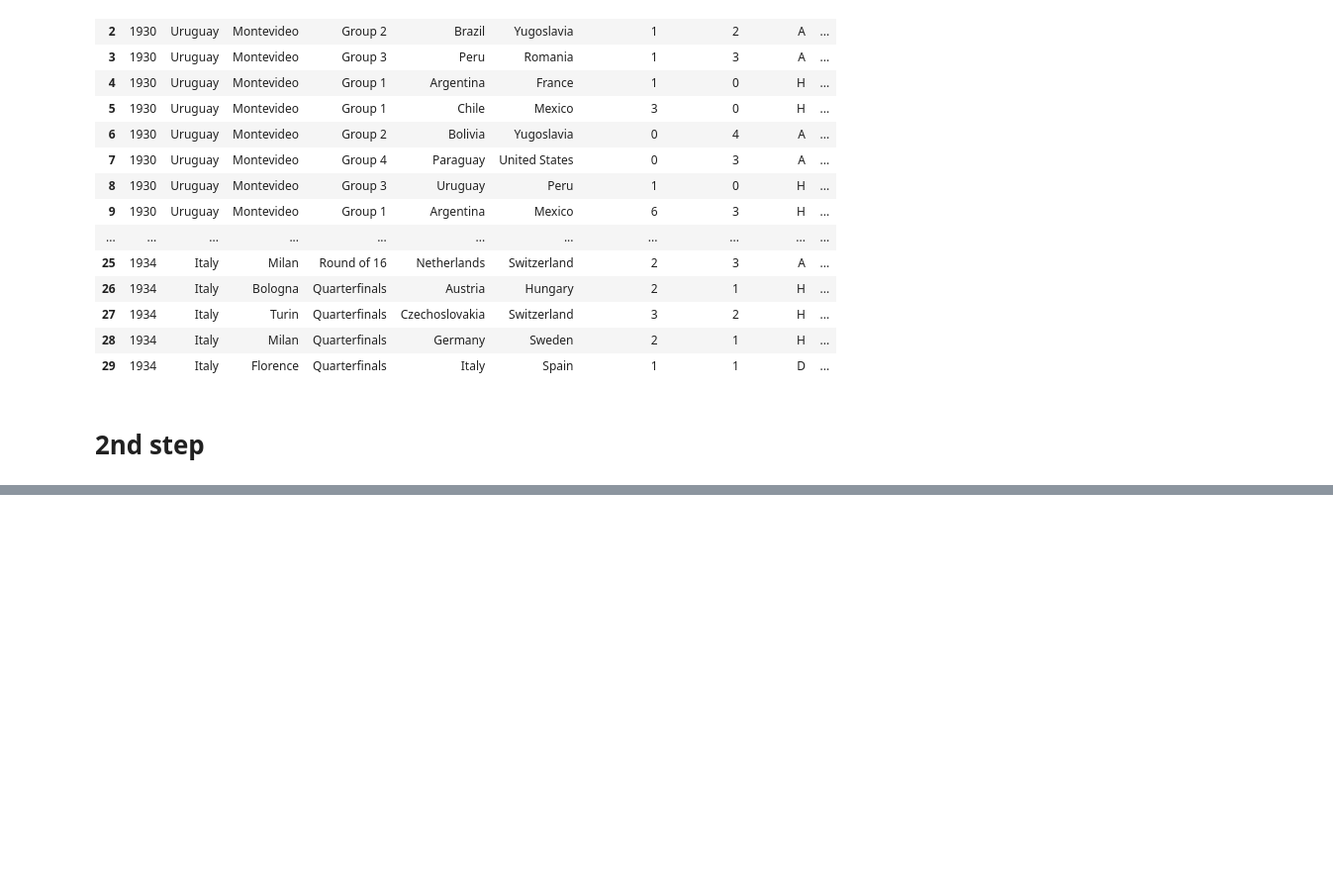
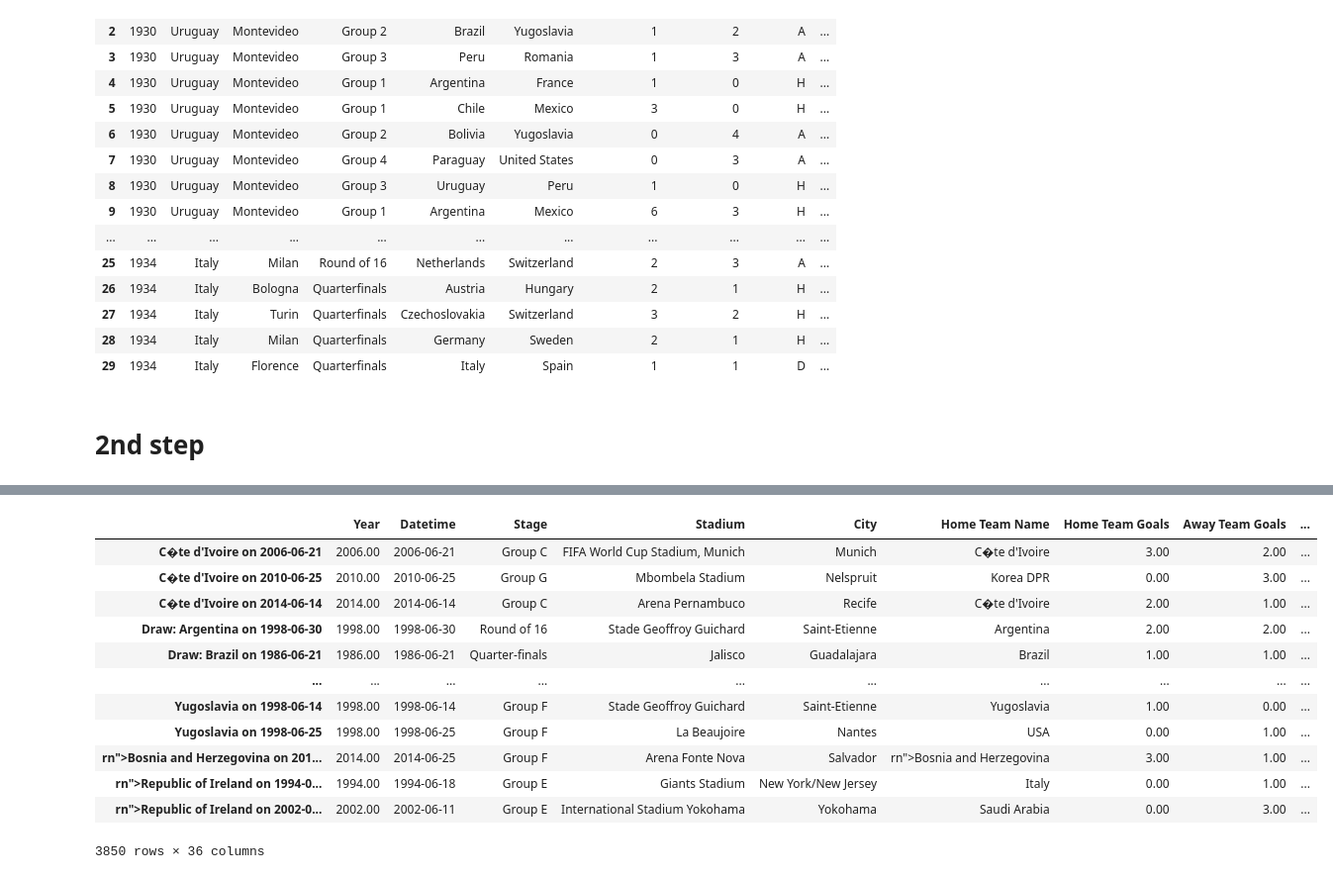
Before and after one commit to ian-zukowski/World_Cup_Analysis, a Jupyter notebook: World Cup Analysis.ipynb, the cells around one changed output, grey strips where cells are left out. Shown at 99% size. Drawn from its saved outputs; the diff is of its cells as text; code cells hidden in the pictures; blank space fills up the shorter version.

```diff
--- a/World Cup Analysis.ipynb
+++ b/World Cup Analysis.ipynb
@@ -272,0 +565,18 @@ import_matches4.head(30)
+# %%
+null_df = joined_df3.loc[joined_df3['away_score'].isnull()]
+
+null_df
+# %% [output]
+|  | Year | Datetime | Stage | Stadium | City | Home Team Name | Home Team Goals | Away Team Goals | ... |
+| C�te d'Ivoire on 2006-06-21 | 2006.00 | 2006-06-21 | Group C | FIFA World Cup Stadium, Munich | Munich | C�te d'Ivoire | 3.00 | 2.00 | ... |
+| C�te d'Ivoire on 2010-06-25 | 2010.00 | 2010-06-25 | Group G | Mbombela Stadium | Nelspruit | Korea DPR | 0.00 | 3.00 | ... |
+| C�te d'Ivoire on 2014-06-14 | 2014.00 | 2014-06-14 | Group C | Arena Pernambuco | Recife | C�te d'Ivoire | 2.00 | 1.00 | ... |
+| Draw: Argentina on 1998-06-30 | 1998.00 | 1998-06-30 | Round of 16 | Stade Geoffroy Guichard | Saint-Etienne | Argentina | 2.00 | 2.00 | ... |
+| Draw: Brazil on 1986-06-21 | 1986.00 | 1986-06-21 | Quarter-finals | Jalisco | Guadalajara | Brazil | 1.00 | 1.00 | ... |
+| ... | ... | ... | ... | ... | ... | ... | ... | ... | ... |
+| Yugoslavia on 1998-06-14 | 1998.00 | 1998-06-14 | Group F | Stade Geoffroy Guichard | Saint-Etienne | Yugoslavia | 1.00 | 0.00 | ... |
+| Yugoslavia on 1998-06-25 | 1998.00 | 1998-06-25 | Group F | La Beaujoire | Nantes | USA | 0.00 | 1.00 | ... |
+| rn">Bosnia and Herzegovina on 201... | 2014.00 | 2014-06-25 | Group F | Arena Fonte Nova | Salvador | rn">Bosnia and Herzegovina | 3.00 | 1.00 | ... |
+| rn">Republic of Ireland on 1994-0... | 1994.00 | 1994-06-18 | Group E | Giants Stadium | New York/New Jersey | Italy | 0.00 | 1.00 | ... |
+| rn">Republic of Ireland on 2002-0... | 2002.00 | 2002-06-11 | Group E | International Stadium Yokohama | Yokohama | Saudi Arabia | 0.00 | 3.00 | ... |
+3850 rows × 36 columns
```
Also changed, not shown: parts of 40 cells of this notebook.
